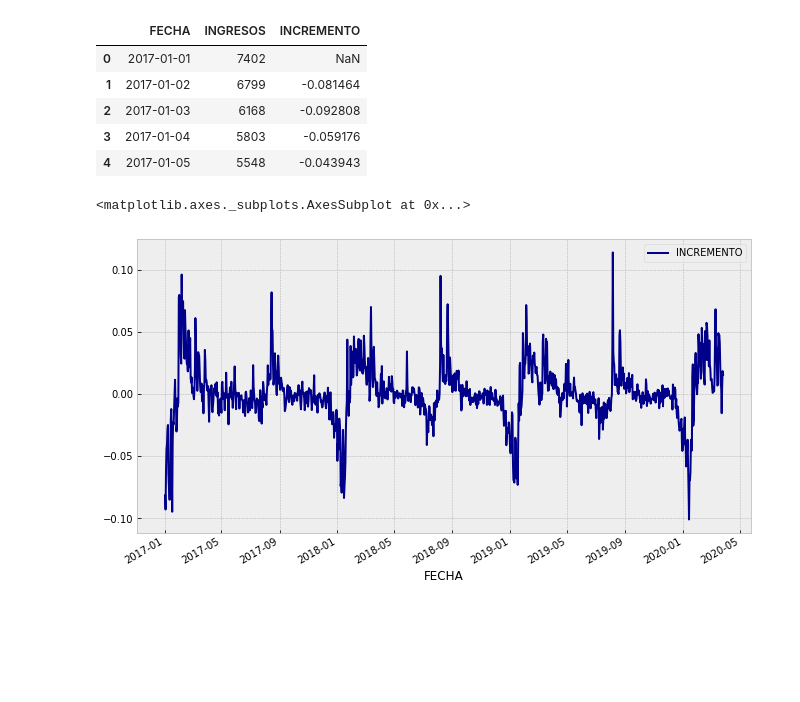
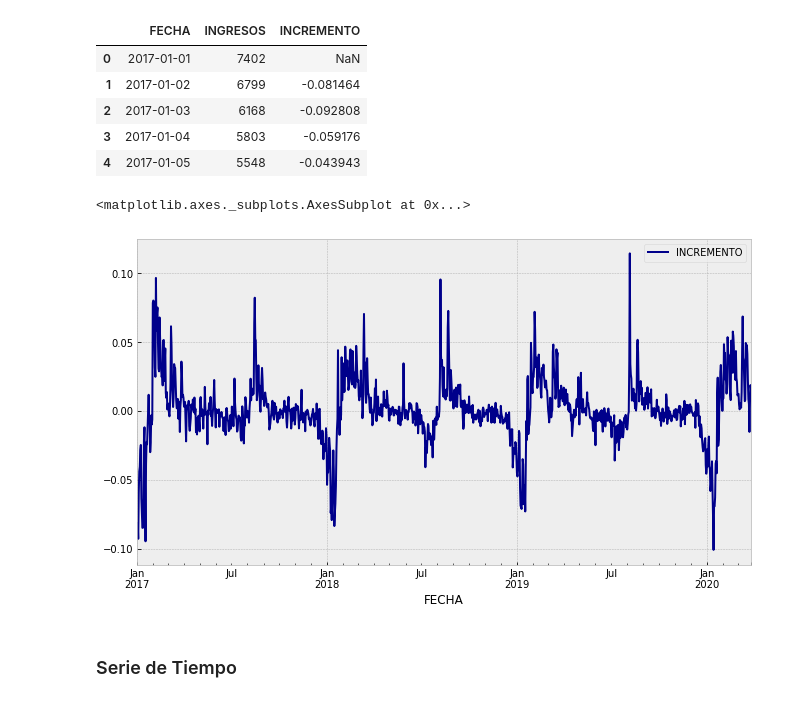
Before and after one commit to cristiandarioortegayubro/Moodle, a Jupyter notebook: ActividadesMoodle.ipynb, the cells around one changed output. Cells and saved outputs as stored; diff of their text form; code cells hidden in the pictures; blank space fills up the shorter version.

```diff
--- a/ActividadesMoodle.ipynb
+++ b/ActividadesMoodle.ipynb
@@ -82,5 +80,8 @@ import scipy.stats as scs
 # %%
+plot.style.use('bmh')
 participacionusuario.plot('FECHA',['INCREMENTO'], kind='line', figsize=(11,6), color=['darkblue'])
 # %% [output]
 <matplotlib.axes._subplots.AxesSubplot at 0x...>
-[figure, old version]
+[figure, new version]
+# %% [markdown]
+### Serie de Tiempo
```
Also changed, not shown: parts of 25 cells of this notebook.
